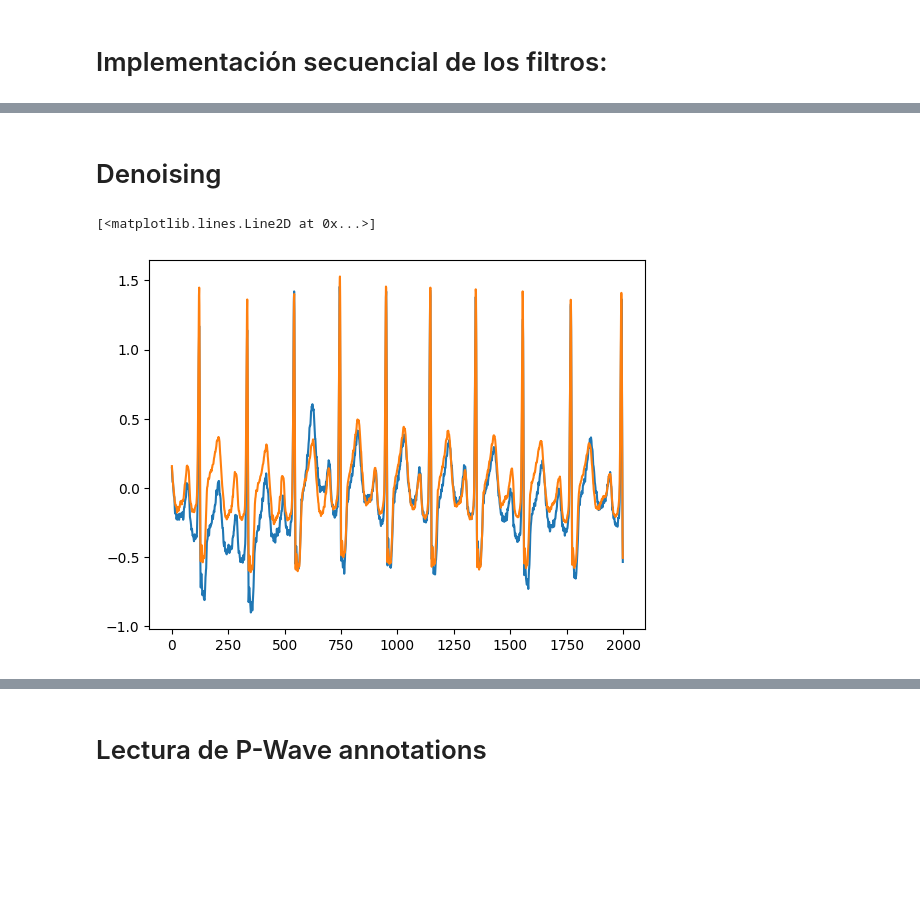
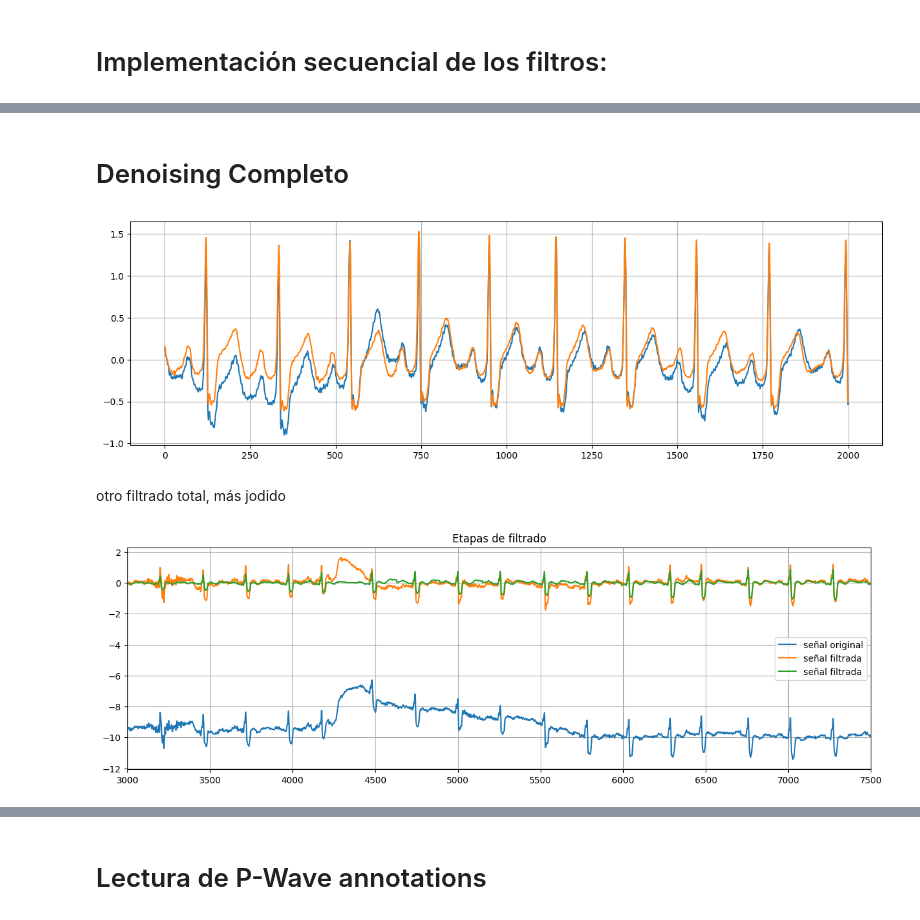
Before and after one commit to JBatRey/Procesamiento-Adaptativo-de-Se-ales-Aleatorias---Proyectos, a Jupyter notebook: opcion1.ipynb, the cells around one changed output, grey strips where cells are left out. Drawn from its saved outputs; the diff is of its cells as text; code cells hidden in the pictures; blank space fills up the shorter version.

```diff
--- a/opcion1.ipynb
+++ b/opcion1.ipynb
@@ -314,5 +167,5 @@ plt.show()
 # %% [markdown]
-# Denoising
+# Denoising Completo
 # %%
 record_name = '212'
 index = 71342
@@ -332,8 +185,11 @@ filtered_sig2 = filter_60hz(filtered_sig1, 360)
 
 arf_error, filtered_sig3 = arf_filter(filtered_sig2, 250, mu=0.5)
 # %%
-plt.plot(lead1_data[4500:6500])
-plt.plot(filtered_sig3[4500:6500])
+plt.figure(figsize=(15,4.5))
+plt.plot(lead1_data[4500:6500], label= 'señal original')
+plt.plot(filtered_sig3[4500:6500], label='señal filtrada')
+plt.grid()
 # %% [output]
-[<matplotlib.lines.Line2D at 0x...>]
-[figure, old version]
+[figure, new version]
+# %% [markdown]
+otro filtrado total, más jodido
@@ -339,0 +208,11 @@ plt.plot(filtered_sig3[4500:6500])
+# %%
+plt.figure(figsize=(15,4.5))
+plt.plot(data, label= 'señal original')
+plt.plot(filtered_sig2, label='señal filtrada')
+plt.plot(filtered_sig3, label='señal filtrada')
+plt.xlim(3000,7500)
+plt.title('Etapas de filtrado')
+plt.legend()
+plt.grid()
+# %% [output]
+[figure, added]
```
Also changed, not shown: parts of 30 cells of this notebook, 1 other file.
